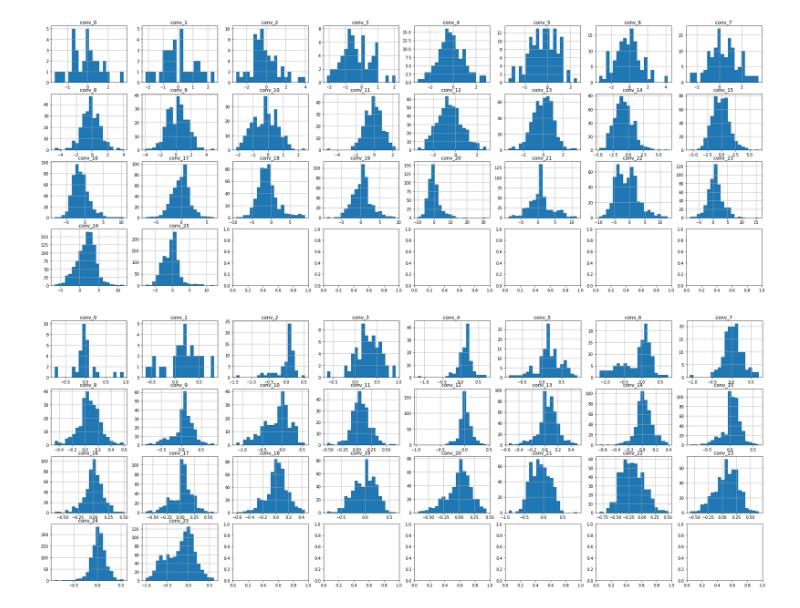
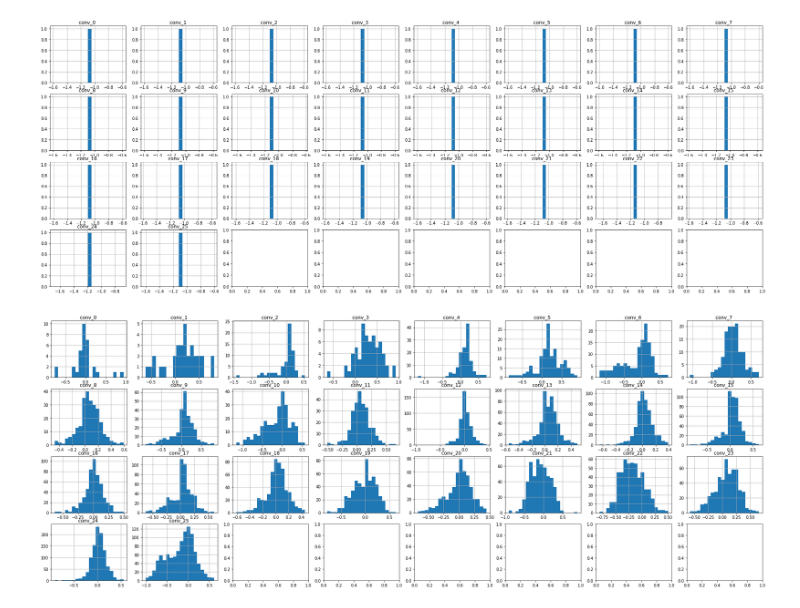
Before and after one commit to lucifer443/BinaryNeuralNetwork, a Jupyter notebook: tools/plot/bias_figure/weight.ipynb, the cells around one changed output. Drawn from its saved outputs; the diff is of its cells as text; code cells hidden in the pictures.

```diff
--- a/tools/plot/bias_figure/weight.ipynb
+++ b/tools/plot/bias_figure/weight.ipynb
@@ -9,0 +7,11 @@ The autoreload extension is already loaded. To reload it, use:
+# %%
+models = torch.load('/workspace/S/jiangfei/BinaryNeuralNetwork_debug/work_dirs/rprelu/react_a/adreact_baseline-1.1_step1/latest.pth')
+models = models["state_dict"]
+w=[]
+for name,weight in models.items():
+    # if 'binary' in name:
+    #     w.append(weight)
+    if 'weight' in name:
+        w.append(weight)
+
+print(w[10])
@@ -10,14 +27,41 @@ The autoreload extension is already loaded. To reload it, use:
+# %%
+models = torch.load('/workspace/S/jiangfei/BinaryNeuralNetwork_debug/work_dirs/rprelu/react_a/adreact_baseline-1.1testch_step1/latest.pth')
+w=[]
+models = models["state_dict"]
+
+for name,weight in models.items():
+    # if 'binary' in name:
+    #     w.append(weight)
+    if 'testbias' in name:
+        w.append(weight)
+
+
+import matplotlib.pyplot as plt
+import math
+import numpy as np
+ncols = 8
+nrows = math.ceil(26 / ncols)
+fig, axs = plt.subplots(nrows, ncols, figsize=(ncols * 4, nrows * 3))
+index = 0
+
+for ax, feas in zip(axs.flat, w):
+    ax.hist(feas.flatten().numpy(), bins=20)
+    #ax.hist(feas.flatten().sign().numpy(), bins=10,range=(-2,2))
+    ax.set_title(f'conv_{index} ')
+    ax.grid()
+    index += 1
+# %% [output]
+[figure, added]
 # %%
-models = torch.load('/workspace/S/jiangfei/BinaryNeuralNetwork_debug/work_dirs/rprelu/react_a1/adreact_try0_0fe-3_step1/latest.pth')
+models = torch.load('/workspace/S/jiangfei/BinaryNeuralNetwork_debug/work_dirs/rprelu/react_a/adreact_rprelu_step1/latest.pth')
 w=[]
 models = models["state_dict"]
 
 for name,weight in models.items():
     # if 'binary' in name:
     #     w.append(weight)
-    if 'adbias' in name:
+    if 'move' in name:
         w.append(weight)
-
 
 import matplotlib.pyplot as plt
 import math
@@ -34,31 +78,4 @@ for ax, feas in zip(axs.flat, w):
     ax.grid()
     index += 1
 # %% [output]
-[figure, old version]
+[figure, new version]
-# %%
-models = torch.load('/workspace/S/jiangfei/BinaryNeuralNetwork_debug/work_dirs/rprelu/react_a/adreact_rprelu_step1/epoch_75.pth')
-w=[]
-models = models["state_dict"]
-
-for name,weight in models.items():
-    # if 'binary' in name:
-    #     w.append(weight)
-    if 'move' in name:
-        w.append(weight)
-
-import matplotlib.pyplot as plt
-import math
-import numpy as np
-ncols = 8
-nrows = math.ceil(26 / ncols)
-fig, axs = plt.subplots(nrows, ncols, figsize=(ncols * 4, nrows * 3))
-index = 0
-
-for ax, feas in zip(axs.flat, w):
-    ax.hist(feas.flatten().numpy(), bins=20)
-    #ax.hist(feas.flatten().sign().numpy(), bins=10,range=(-2,2))
-    ax.set_title(f'conv_{index} ')
-    ax.grid()
-    index += 1
-# %% [output]
-[figure, removed]
```
Also changed, not shown: parts of 2 cells of this notebook, 10 other files.
